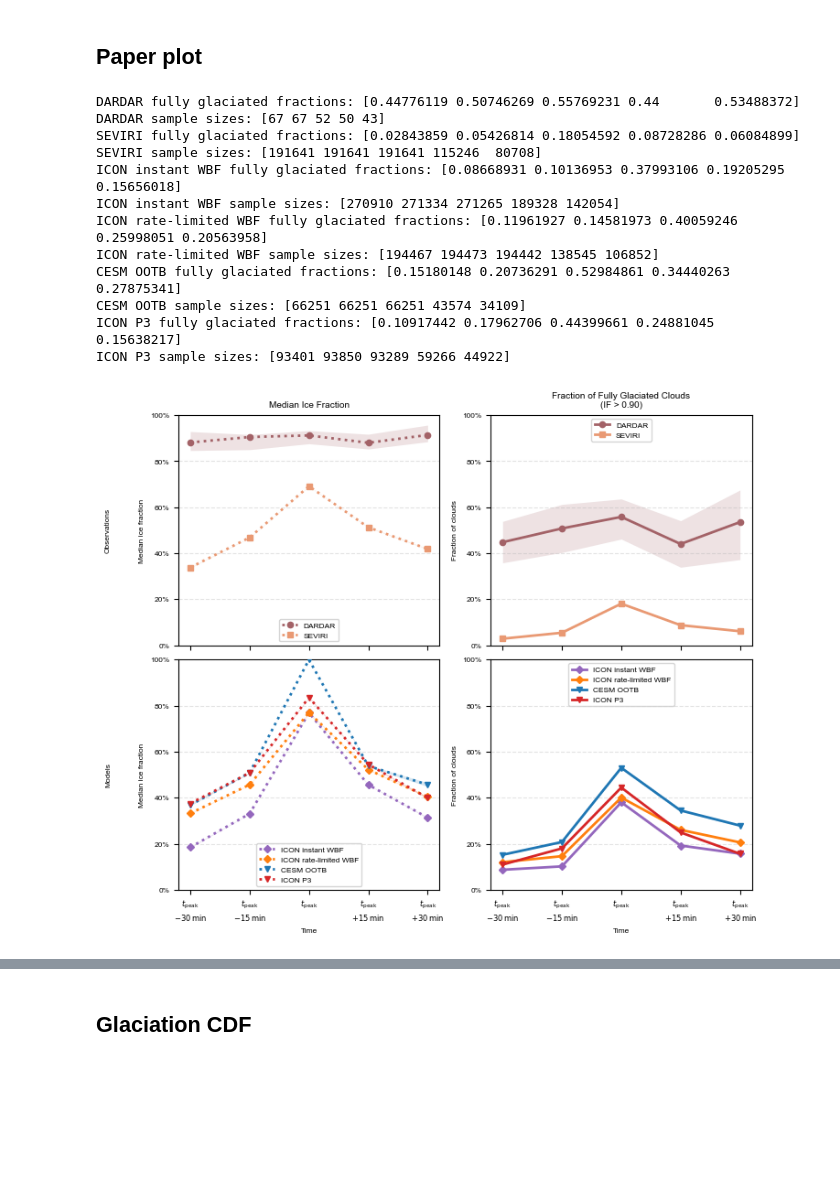
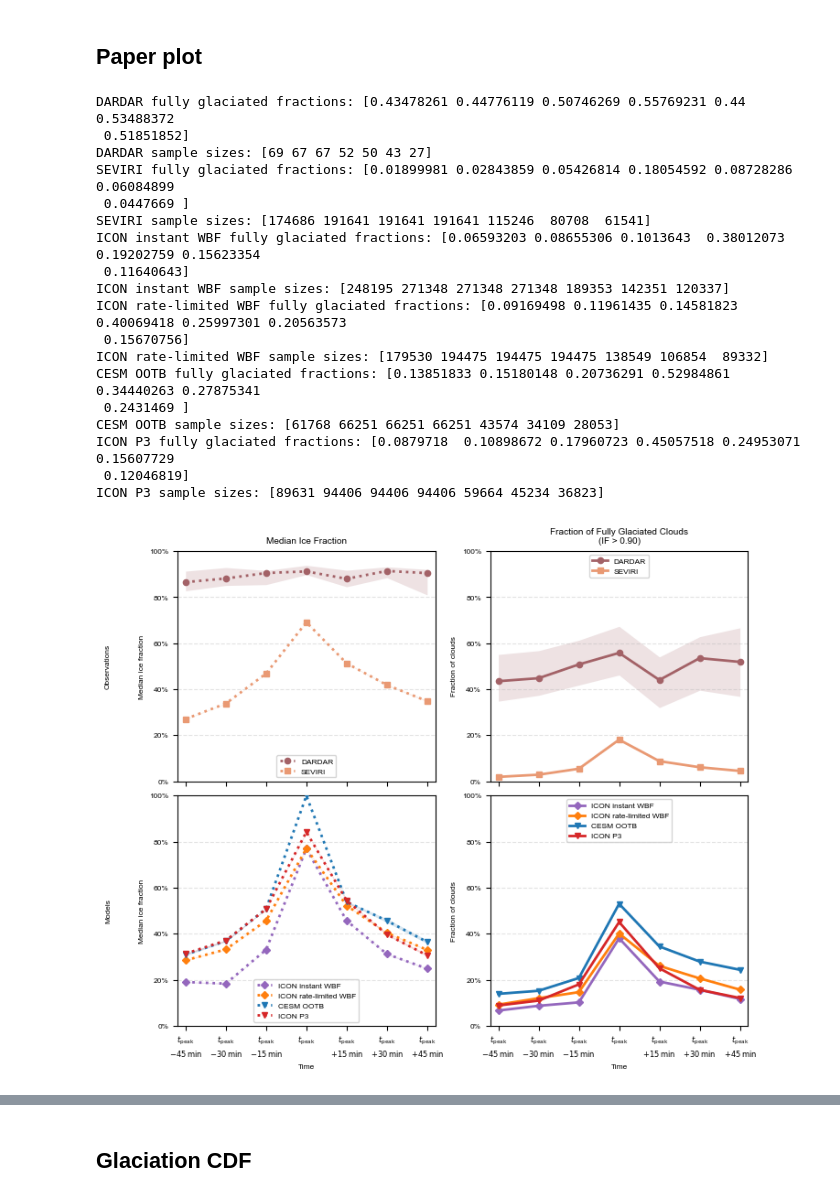
Before and after one commit to DragomirNikolov/MSGI, a Jupyter notebook: plotting/Publication_figures/Multisatellite_IF.ipynb, the cells around one changed output, grey strips where cells are left out. Drawn from its saved outputs; the diff is of its cells as text; code cells hidden in the pictures; blank space fills up the shorter version.

Commit message:
Expanding plotting to +-45 min

```diff
--- a/plotting/Publication_figures/Multisatellite_IF.ipynb
+++ b/plotting/Publication_figures/Multisatellite_IF.ipynb
@@ -680,7 +678,7 @@ def plot_dataset_group(ax_med, ax_frac, datasets):
 # ------------------------------------------------------------------
 # Configuration
 # ------------------------------------------------------------------
-timesteps = list(range(2, -3, -1))  # [2, 1, 0, -1, -2]
+timesteps = list(range(3, -4, -1))  # [2, 1, 0, -1, -2]
 ice_phase_thresh = 0.90
 
 n_bootstrap = 100
@@ -699,13 +697,13 @@ icon_cols = [f"seviri_{i}_prepeak_if" for i in timesteps]
 cesm_cols = [f"seviri_{i}_prepeak_if" for i in timesteps]
 
 x_labels = [
-    # "$t_{\\mathrm{peak}}$\n$-45\\,\\mathrm{min}$",
+    "$t_{\\mathrm{peak}}$\n$-45\\,\\mathrm{min}$",
     "$t_{\\mathrm{peak}}$\n$-30\\,\\mathrm{min}$",
     "$t_{\\mathrm{peak}}$\n$-15\\,\\mathrm{min}$",
     "$t_{\\mathrm{peak}}$",
     "$t_{\\mathrm{peak}}$\n$+15\\,\\mathrm{min}$",
     "$t_{\\mathrm{peak}}$\n$+30\\,\\mathrm{min}$",
-    # "$t_{\\mathrm{peak}}$\n$+45\\,\\mathrm{min}$",
+    "$t_{\\mathrm{peak}}$\n$+45\\,\\mathrm{min}$",
 ]
 
 x = np.arange(len(x_labels))
@@ -975,44 +973,50 @@ ax_obs_frac.legend(
 )
 
 ax_mod_med.legend(
     loc="lower center",
     frameon=True,
 )
 
 ax_mod_frac.legend(
     loc="upper center",
     frameon=True,
 )
 
 
 # ------------------------------------------------------------------
 # Figure title and output
 # ------------------------------------------------------------------
 # fig.suptitle(
 #     "Ice Phase Evolution Around the Glaciation Peak",
 # )
 
 fig.savefig(
     "/wolke_scratch/dnikolo/MSGI/plotting/"
     "Publication_figures/Multisatellite_IF.pdf",
     format="pdf",
     dpi=300,
     bbox_inches="tight",
 )
 
 plt.show()
 # %% [output]
-DARDAR fully glaciated fractions: [0.44776119 0.50746269 0.55769231 0.44       0.53488372]
-DARDAR sample sizes: [67 67 52 50 43]
-SEVIRI fully glaciated fractions: [0.02843859 0.05426814 0.18054592 0.08728286 0.06084899]
-SEVIRI sample sizes: [191641 191641 191641 115246  80708]
-ICON instant WBF fully glaciated fractions: [0.08668931 0.10136953 0.37993106 0.19205295 0.15656018]
-ICON instant WBF sample sizes: [270910 271334 271265 189328 142054]
-ICON rate-limited WBF fully glaciated fractions: [0.11961927 0.14581973 0.40059246 0.25998051 0.20563958]
-ICON rate-limited WBF sample sizes: [194467 194473 194442 138545 106852]
-CESM OOTB fully glaciated fractions: [0.15180148 0.20736291 0.52984861 0.34440263 0.27875341]
-CESM OOTB sample sizes: [66251 66251 66251 43574 34109]
-ICON P3 fully glaciated fractions: [0.10917442 0.17962706 0.44399661 0.24881045 0.15638217]
-ICON P3 sample sizes: [93401 93850 93289 59266 44922]
+DARDAR fully glaciated fractions: [0.43478261 0.44776119 0.50746269 0.55769231 0.44       0.53488372
+ 0.51851852]
+DARDAR sample sizes: [69 67 67 52 50 43 27]
+SEVIRI fully glaciated fractions: [0.01899981 0.02843859 0.05426814 0.18054592 0.08728286 0.06084899
+ 0.0447669 ]
+SEVIRI sample sizes: [174686 191641 191641 191641 115246  80708  61541]
+ICON instant WBF fully glaciated fractions: [0.06593203 0.08655306 0.1013643  0.38012073 0.19202759 0.15623354
+ 0.11640643]
+ICON instant WBF sample sizes: [248195 271348 271348 271348 189353 142351 120337]
+ICON rate-limited WBF fully glaciated fractions: [0.09169498 0.11961435 0.14581823 0.40069418 0.25997301 0.20563573
+ 0.15670756]
+ICON rate-limited WBF sample sizes: [179530 194475 194475 194475 138549 106854  89332]
+CESM OOTB fully glaciated fractions: [0.13851833 0.15180148 0.20736291 0.52984861 0.34440263 0.27875341
+ 0.2431469 ]
+CESM OOTB sample sizes: [61768 66251 66251 66251 43574 34109 28053]
+ICON P3 fully glaciated fractions: [0.0879718  0.10898672 0.17960723 0.45057518 0.24953071 0.15607729
+ 0.12046819]
+ICON P3 sample sizes: [89631 94406 94406 94406 59664 45234 36823]
-[figure, old version]
+[figure, new version]
 # %%
```
Also changed, not shown: parts of 3 cells of this notebook, 27 other files.
